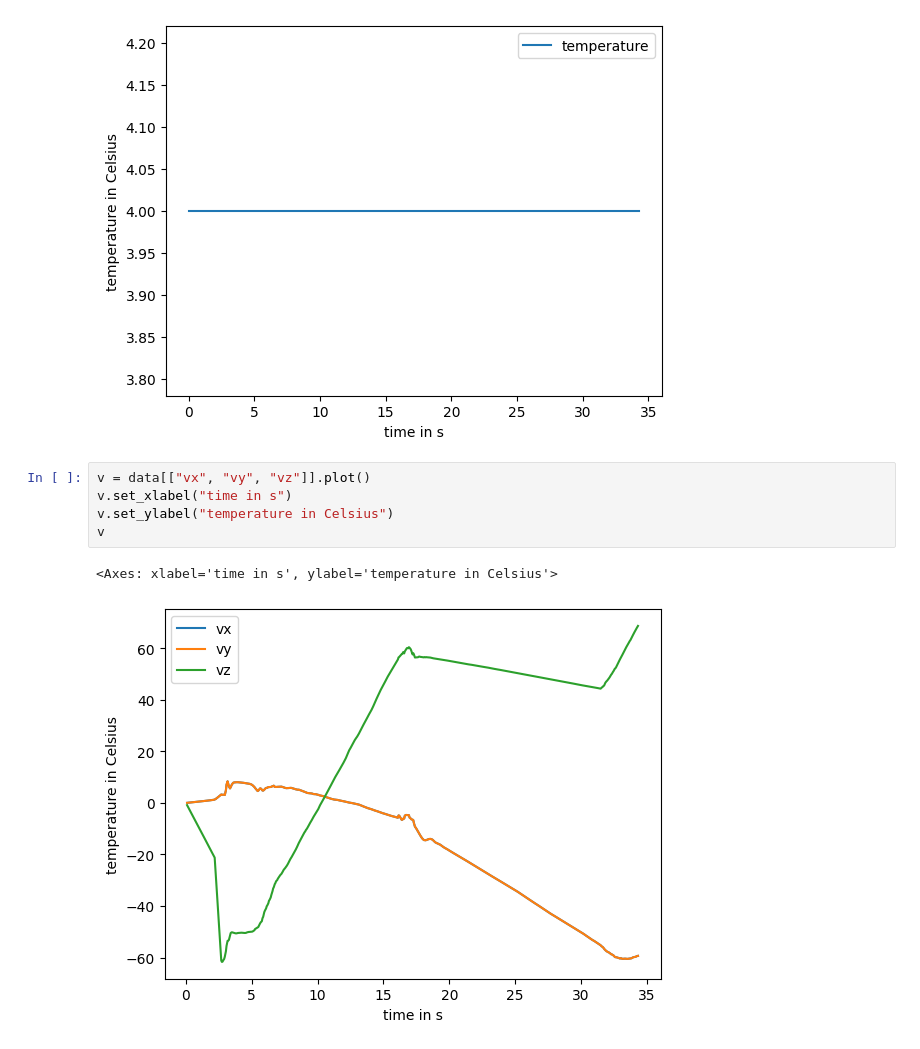
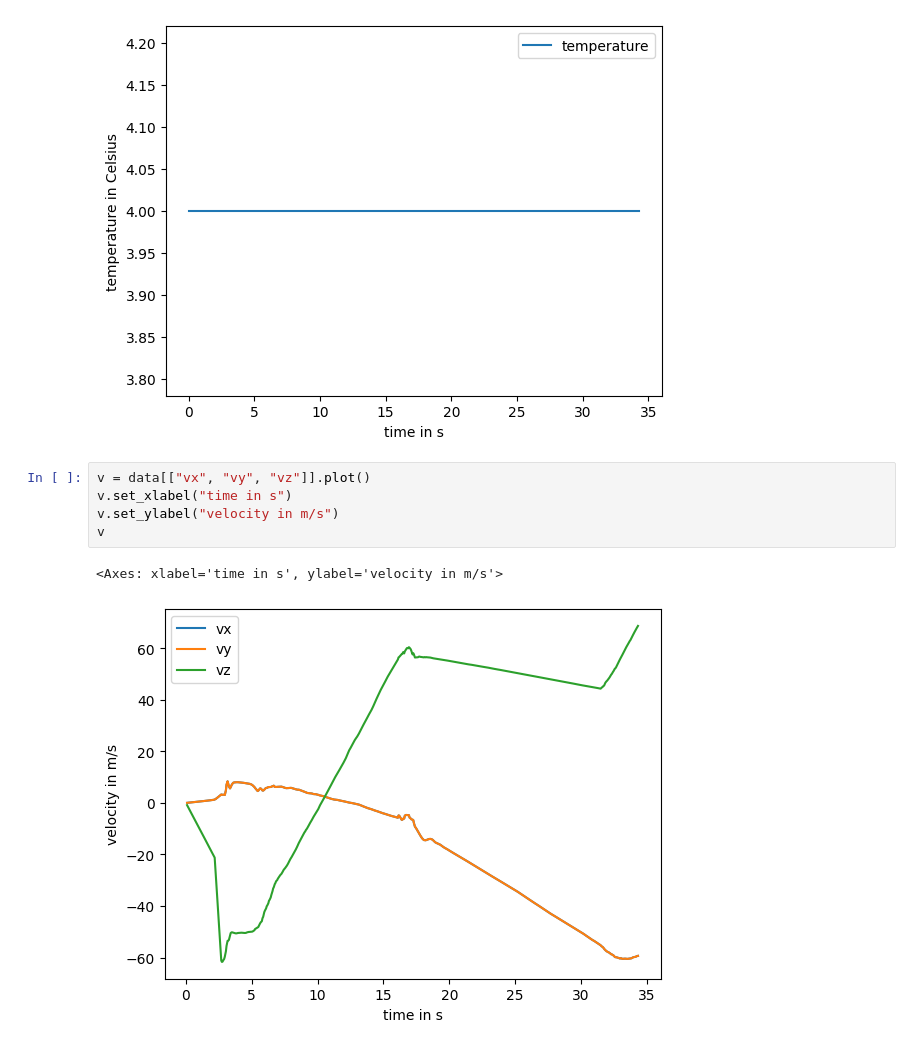
Before and after one commit to dylan366/MINT_Woche_RAKETE_Microbit, a Jupyter notebook: diagram.ipynb, the cells around one changed output. Saved outputs shown, nothing was run; the diff lists cells and outputs as text.

Commit message:
corrected diagrams

```diff
--- a/diagram.ipynb
+++ b/diagram.ipynb
@@ -79,11 +79,11 @@ temperature
 # %%
 v = data[["vx", "vy", "vz"]].plot()
 v.set_xlabel("time in s")
-v.set_ylabel("temperature in Celsius")
+v.set_ylabel("velocity in m/s")
 v
 # %% [output]
-<Axes: xlabel='time in s', ylabel='temperature in Celsius'>
+<Axes: xlabel='time in s', ylabel='velocity in m/s'>
-[figure, old version]
+[figure, new version]
 # %%
 v = data[["accelleration", "altitude"]].plot()
 v.set_xlabel("time in s")
```
Also changed, not shown: parts of 3 cells of this notebook.
